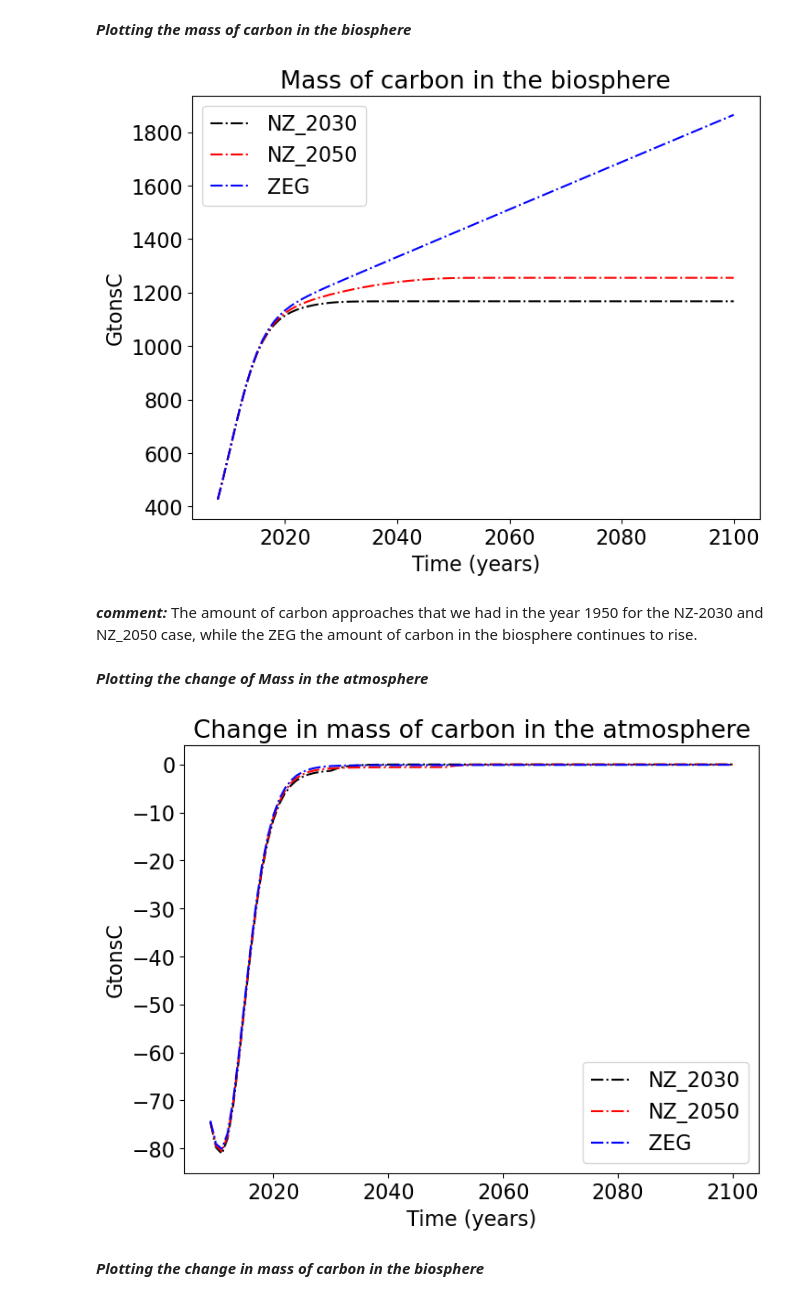
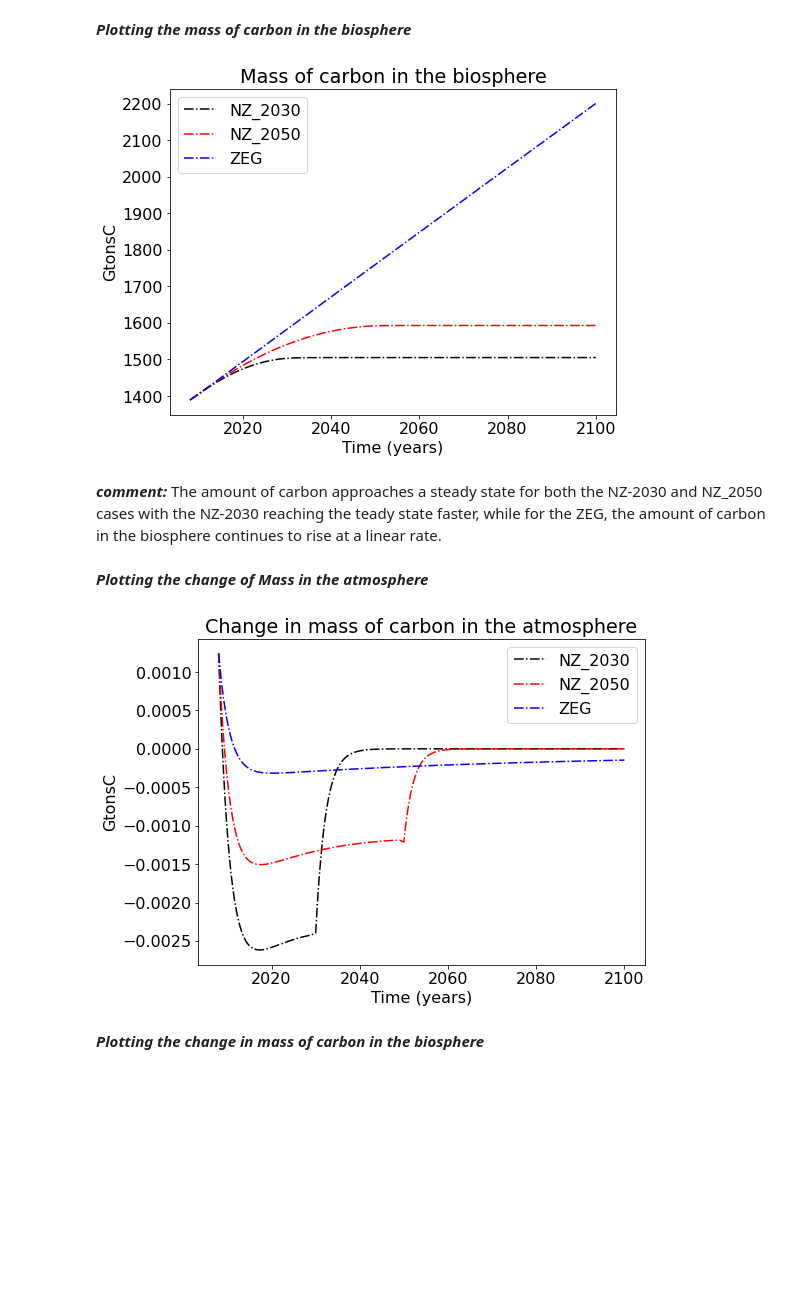
Before and after one commit to michaelchiwere1/GEOS518, a Jupyter notebook: mod02/mod02-CarbonModel-Assignment.ipynb, the cells around one changed output. Cells and saved outputs as stored; diff of their text form; code cells hidden in the pictures; blank space fills up the shorter version.

```diff
--- a/mod02/mod02-CarbonModel-Assignment.ipynb
+++ b/mod02/mod02-CarbonModel-Assignment.ipynb
@@ -210,24 +219,21 @@ M10 = M1[Nt-1];
 M20 = M2[Nt-1];
 k12 = 0.0003;
 k21 = 0.1
-dt = 1;
-Nx = year.size
-
 #  countainers
 MA1 = np.zeros(Nx);
 MA2 = np.zeros(Nx);
 
 # simulating the carbon system
-## We do year 1750 separately to avoid if statement
-fn1 = k21*M20 - k12*M10*M20 + cflux[0];
+## We do year 1751 separately to avoid if statement and we have zero emissions on the initial time so we add 0 flux
+fn1 = k21*M20 - k12*M10*M20 + 0.0;
 fn2 = k12*M10*M20 - k21*M20;
 MA1[0] = M10 + dt * fn1;
 MA2[0] = M20 + dt * fn2;
 for n in range(Nx-1):
-    fn1 = k21*M2[n] - k12*M1[n]*M2[n] + cflux[n+1];
-    fn2 = k12*M1[n]*M2[n] - k21*M2[n];
-    MA1[n+1] = M1[n] + dt*fn1;
-    MA2[n+1] = M2[n] + dt*fn2;
+    fn1 = k21*MA2[n] - k12*MA1[n]*MA2[n] + cflux_t[n];
+    fn2 = k12*MA1[n]*MA2[n] - k21*MA2[n];
+    MA1[n+1] = MA1[n] + dt*fn1;
+    MA2[n+1] = MA2[n] + dt*fn2;
 # %% [markdown]
  ___Plotting Mass of C in the atmosphere versus time___
 # %%
@@ -289,38 +295,48 @@ year = data[:,0];
 cflux_nz2030 = data[:,1];
 cflux_nz2050 = data[:,2];
 cflux_zeg = data[:,3];
+year[-1]
+
+# interpolating flux
+N = year.size * 365;
+t = np.linspace(2008,year[-1],N);
+dt = (t[N-1] - t[0])/N;
+
+cflux_nz2030_t = np.interp(t, year, cflux_nz2030);
+cflux_nz2050_t = np.interp(t, year, cflux_nz2050);
+cflux_zeg_t = np.interp(t, year, cflux_zeg);
 # %% [markdown]
 ___Running the simulations___
 # %%
 # initial values
-N = year.size;
 M10 = MA1[Nx-1];
 M20 = MA2[Nx-1];
 
 MS1 = np.zeros((3,N));
 MS2 = np.zeros((3,N));
 
+# In 2008 the mass of carbon already computed and we use these values as our initial values for the current simulation so we will just save the on the location corresponding to
+# year 2008
 MS1[:,0] = M10;
 MS2[:,0] = M20;
-dt = 1;
 # %%
-# simulating using the forward we start with year 2009 because we already computed for 2008
+# simulating using the forward we start with the second day of 2008 because we already computed for day one of 2008 (initial condition)
 
 for n in range(N-1):
     # net zero by 2030
-    fn1 = k21*MS2[0,n] - k12*MS1[0,n]*MS2[0,n] + cflux_nz2030[n+1];
+    fn1 = k21*MS2[0,n] - k12*MS1[0,n]*MS2[0,n] + cflux_nz2030_t[n];
     fn2 = k12*MS1[0,n]*MS2[0,n] - k21*MS2[0,n];
     MS1[0,n+1] = MS1[0,n] + dt*fn1;
     MS2[0,n+1] = MS2[0,n] + dt*fn2;
 
     # net zero by 2030
-    fn1 = k21*MS2[1,n] - k12*MS1[1,n]*MS2[1,n] + cflux_nz2050[n+1];
+    fn1 = k21*MS2[1,n] - k12*MS1[1,n]*MS2[1,n] + cflux_nz2050_t[n];
     fn2 = k12*MS1[1,n]*MS2[1,n] - k21*MS2[1,n];
     MS1[1,n+1] = MS1[1,n] + dt*fn1;
     MS2[1,n+1] = MS2[1,n] + dt*fn2;
 
     # Zero growth in emissions
-    fn1 = k21*MS2[2,n] - k12*MS1[2,n]*MS2[2,n] + cflux_zeg[n+1];
+    fn1 = k21*MS2[2,n] - k12*MS1[2,n]*MS2[2,n] + cflux_zeg_t[n];
     fn2 = k12*MS1[2,n]*MS2[2,n] - k21*MS2[2,n];
     MS1[2,n+1] = MS1[2,n] + dt*fn1;
     MS2[2,n+1] = MS2[2,n] + dt*fn2;
@@ -348,33 +364,33 @@ ___Plotting the mass of carbon in the biosphere___
 plt.figure(figsize=(8,6))
 plt.rcParams.update({'font.size': 16})
 plt.title('Mass of carbon in the biosphere')
-plt.plot(year,MS2[0,:],'k-.',label="NZ_2030")
-plt.plot(year,MS2[1,:],'r-.',label='NZ_2050')
-plt.plot(year,MS2[2,:],'b-.',label='ZEG')
+plt.plot(t,MS2[0,:],'k-.',label="NZ_2030")
+plt.plot(t,MS2[1,:],'r-.',label='NZ_2050')
+plt.plot(t,MS2[2,:],'b-.',label='ZEG')
 plt.xlabel('Time (years)')
 plt.ylabel('GtonsC')
 plt.legend()
 plt.show()
 # %% [output]
-[figure, old version]
+[figure, new version]
 # %% [markdown]
 ___comment:___
-The amount of carbon approaches that we had in the year 1950 for the NZ-2030 and NZ_2050 case, while the ZEG the amount of carbon in the biosphere continues to rise.
+The amount of carbon approaches a steady state  for both the NZ-2030 and NZ_2050 cases with the NZ-2030 reaching the teady state faster, while for the ZEG, the amount of carbon in the biosphere continues to rise at a linear rate.
 # %% [markdown]
 ___Plotting the change of Mass in the atmosphere___
 # %%
 plt.figure(figsize=(8,6))
 plt.rcParams.update({'font.size': 16})
 plt.title('Change in mass of carbon in the atmosphere')
-plt.plot(year[1:],np.diff(MS1[0,:]),'k-.',label="NZ_2030")
-plt.plot(year[1:],np.diff(MS1[1,:]),'r-.',label='NZ_2050')
-plt.plot(year[1:],np.diff(MS1[2,:]),'b-.',label='ZEG')
+plt.plot(t[1:],np.diff(MS1[0,:]),'k-.',label="NZ_2030")
+plt.plot(t[1:],np.diff(MS1[1,:]),'r-.',label='NZ_2050')
+plt.plot(t[1:],np.diff(MS1[2,:]),'b-.',label='ZEG')
 plt.xlabel('Time (years)')
 plt.ylabel('GtonsC')
 plt.legend()
 plt.show()
 # %% [output]
-[figure, old version]
+[figure, new version]
 # %% [markdown]
 ___Plotting the change in mass of carbon in the biosphere___
 # %%
```
Also changed, not shown: parts of 10 cells of this notebook.
